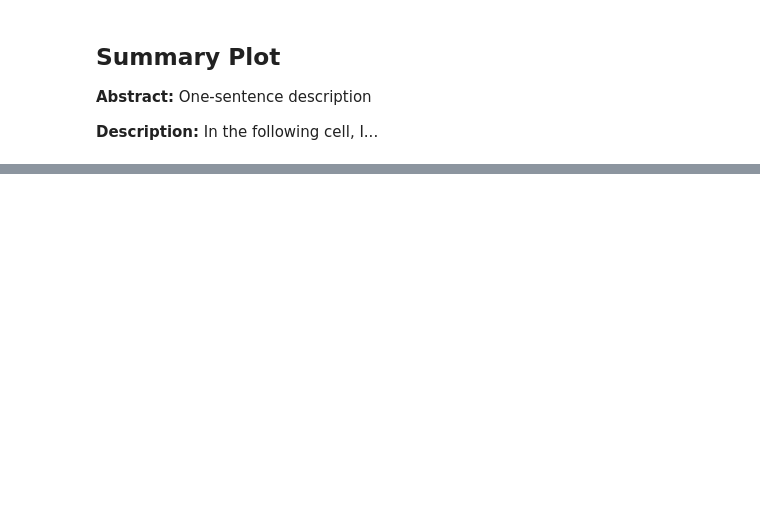
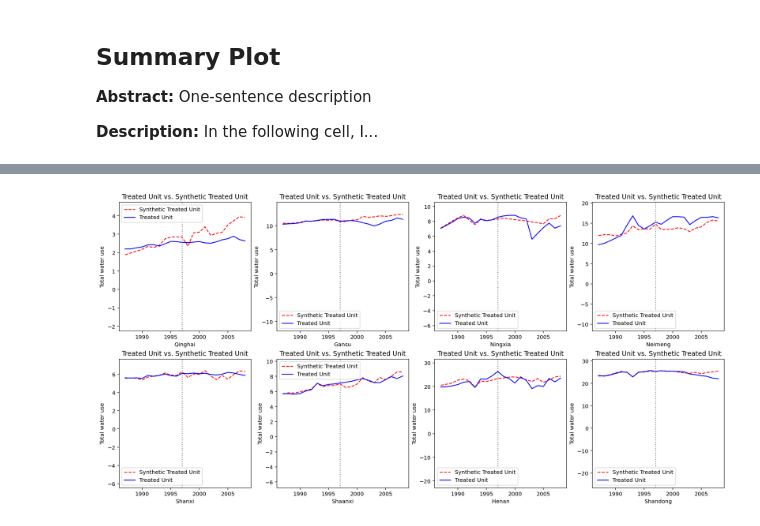
Before and after one commit to SongshGeo/Water-Allocation-Institution, a Jupyter notebook: notebooks/04_ContextPlotting.ipynb, the cells around one changed output, grey strips where cells are left out. Drawn from its saved outputs; the diff is of its cells as text; code cells hidden in the pictures; blank space fills up the shorter version.

```diff
--- a/notebooks/04_ContextPlotting.ipynb
+++ b/notebooks/04_ContextPlotting.ipynb
@@ -265,0 +274,4 @@ plt.show();
+# %%
+exp98.panel_plots()
+# %% [output]
+[figure, added]
```
Also changed, not shown: parts of 5 cells of this notebook, 30 other files.
